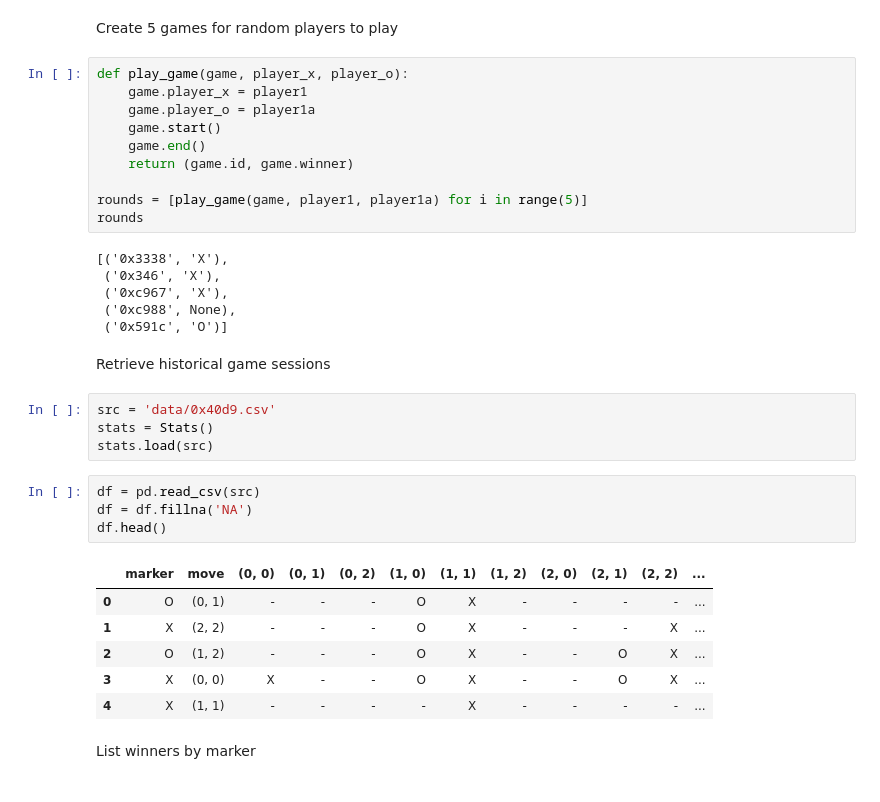
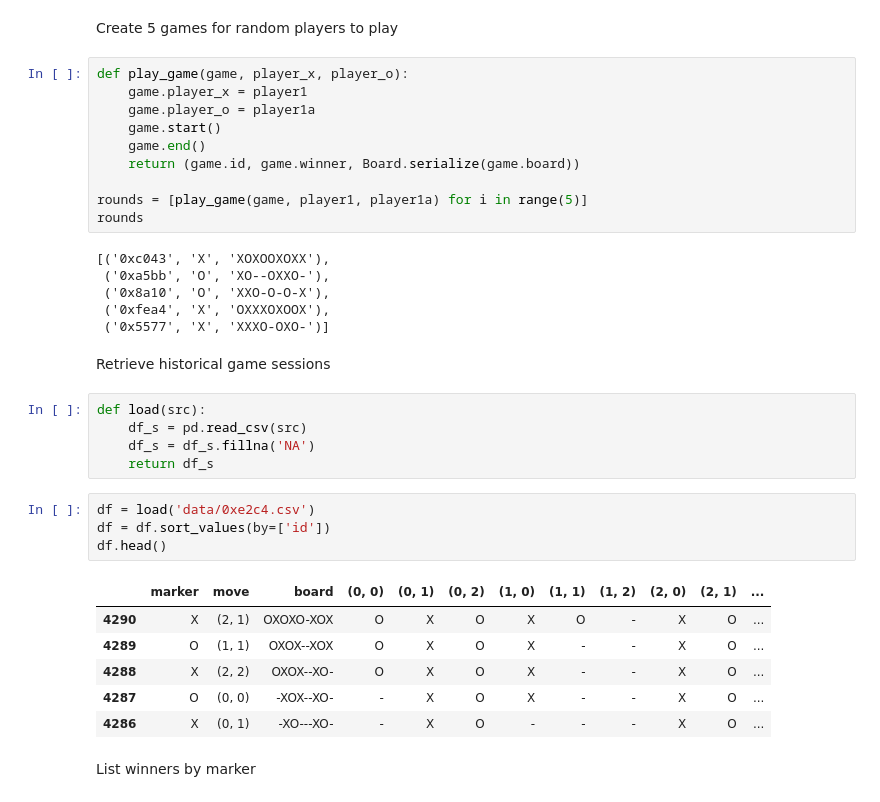
Before and after one commit to henrytseng/tictactoe2, a Jupyter notebook: learning_tictactoe.ipynb, the cells around one changed output. Saved outputs shown, nothing was run; the diff lists cells and outputs as text.

```diff
--- a/learning_tictactoe.ipynb
+++ b/learning_tictactoe.ipynb
@@ -38,32 +43,33 @@ def play_game(game, player_x, player_o):
     game.player_o = player1a
     game.start()
     game.end()
-    return (game.id, game.winner)
+    return (game.id, game.winner, Board.serialize(game.board))
 
 rounds = [play_game(game, player1, player1a) for i in range(5)]
 rounds
 # %% [output]
-[('0x3338', 'X'),
- ('0x346', 'X'),
- ('0xc967', 'X'),
- ('0xc988', None),
- ('0x591c', 'O')]
+[('0xc043', 'X', 'XOXOOXOXX'),
+ ('0xa5bb', 'O', 'XO--OXXO-'),
+ ('0x8a10', 'O', 'XXO-O-O-X'),
+ ('0xfea4', 'X', 'OXXXOXOOX'),
+ ('0x5577', 'X', 'XXXO-OXO-')]
 # %% [markdown]
 Retrieve historical game sessions
-# %%
-src = 'data/0x40d9.csv'
-stats = Stats()
-stats.load(src)
+# %%
+def load(src):
+    df_s = pd.read_csv(src)
+    df_s = df_s.fillna('NA')
+    return df_s
 # %%
-df = pd.read_csv(src)
-df = df.fillna('NA')
+df = load('data/0xe2c4.csv')
+df = df.sort_values(by=['id'])
 df.head()
 # %% [output]
-|  | marker | move | (0, 0) | (0, 1) | (0, 2) | (1, 0) | (1, 1) | (1, 2) | (2, 0) | (2, 1) | (2, 2) | ... |
-| 0 | O | (0, 1) | - | - | - | O | X | - | - | - | - | ... |
-| 1 | X | (2, 2) | - | - | - | O | X | - | - | - | X | ... |
-| 2 | O | (1, 2) | - | - | - | O | X | - | - | O | X | ... |
-| 3 | X | (0, 0) | X | - | - | O | X | - | - | O | X | ... |
-| 4 | X | (1, 1) | - | - | - | - | X | - | - | - | - | ... |
+|  | marker | move | board | (0, 0) | (0, 1) | (0, 2) | (1, 0) | (1, 1) | (1, 2) | (2, 0) | (2, 1) | ... |
+| 4290 | X | (2, 1) | OXOXO-XOX | O | X | O | X | O | - | X | O | ... |
+| 4289 | O | (1, 1) | OXOX--XOX | O | X | O | X | - | - | X | O | ... |
+| 4288 | X | (2, 2) | OXOX--XO- | O | X | O | X | - | - | X | O | ... |
+| 4287 | O | (0, 0) | -XOX--XO- | - | X | O | X | - | - | X | O | ... |
+| 4286 | X | (0, 1) | -XO---XO- | - | X | O | - | - | - | X | O | ... |
 # %% [markdown]
 List winners by marker
```
Also changed, not shown: parts of 53 cells of this notebook, 8 other files.
